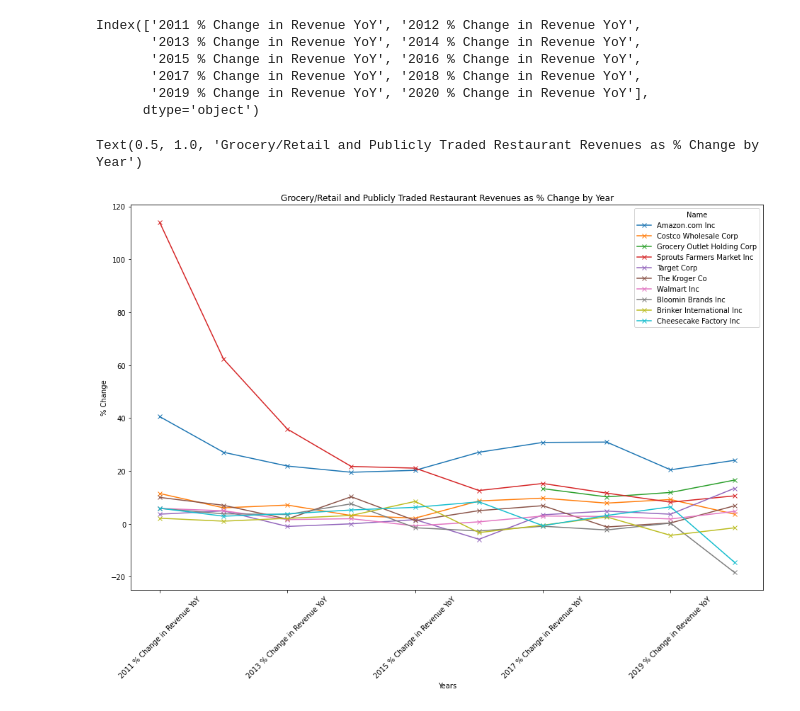
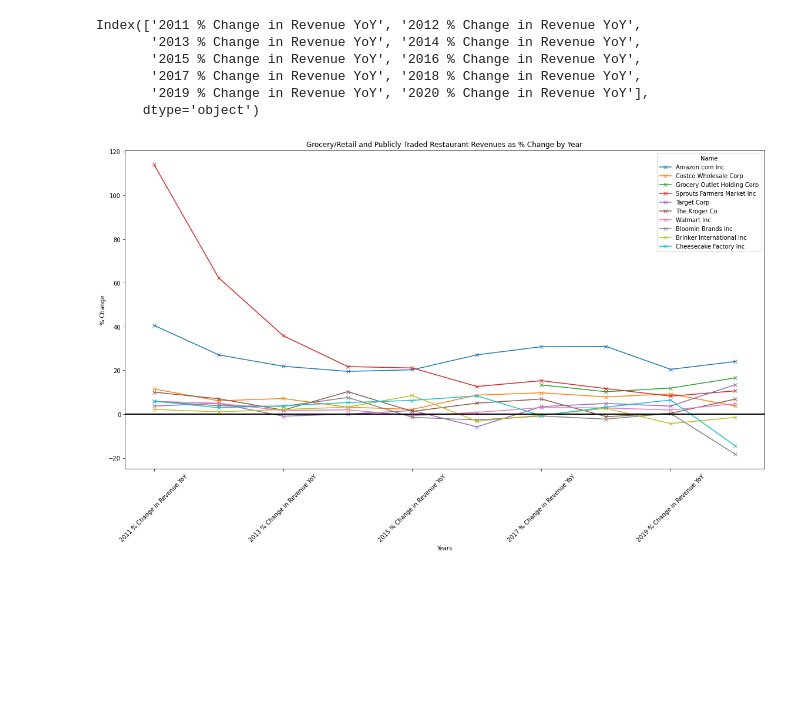
Before and after one commit to emmobley63/Project_1, a Jupyter notebook: grocery_data.ipynb, the cells around one changed output. Saved outputs shown, nothing was run; the diff lists cells and outputs as text; code cells hidden in the pictures; blank space fills up the shorter version.

```diff
--- a/grocery_data.ipynb
+++ b/grocery_data.ipynb
@@ -189,10 +189,12 @@ Index(['2011 % Change in Revenue YoY', '2012 % Change in Revenue YoY',
 # %%
 lables=[]
 indexed_percent_change_df.transpose().plot(kind='line',marker='x',figsize = (16,10))
 plt.xticks(rotation=45)
+plt.axhline(linewidth=2, color='black')
 plt.xlabel("Years")
 plt.ylabel( "% Change")
 plt.title("Grocery/Retail and Publicly Traded Restaurant Revenues as % Change by Year")
+plt.tight_layout()
+plt.savefig("Resources/Grocery_Restaurant_Chart.png")
 # %% [output]
-Text(0.5, 1.0, 'Grocery/Retail and Publicly Traded Restaurant Revenues as % Change by Year')
-[figure, old version]
+[figure, new version]
```
Also changed, not shown: parts of 1 cell of this notebook, 2 other files.
